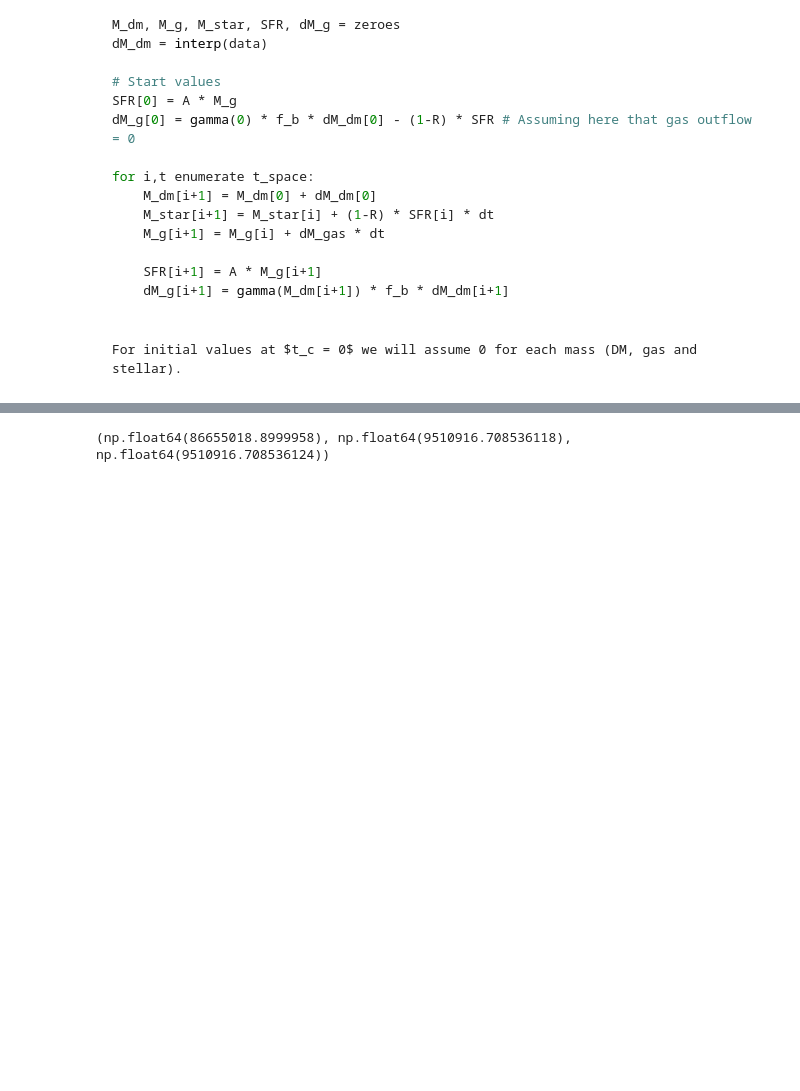
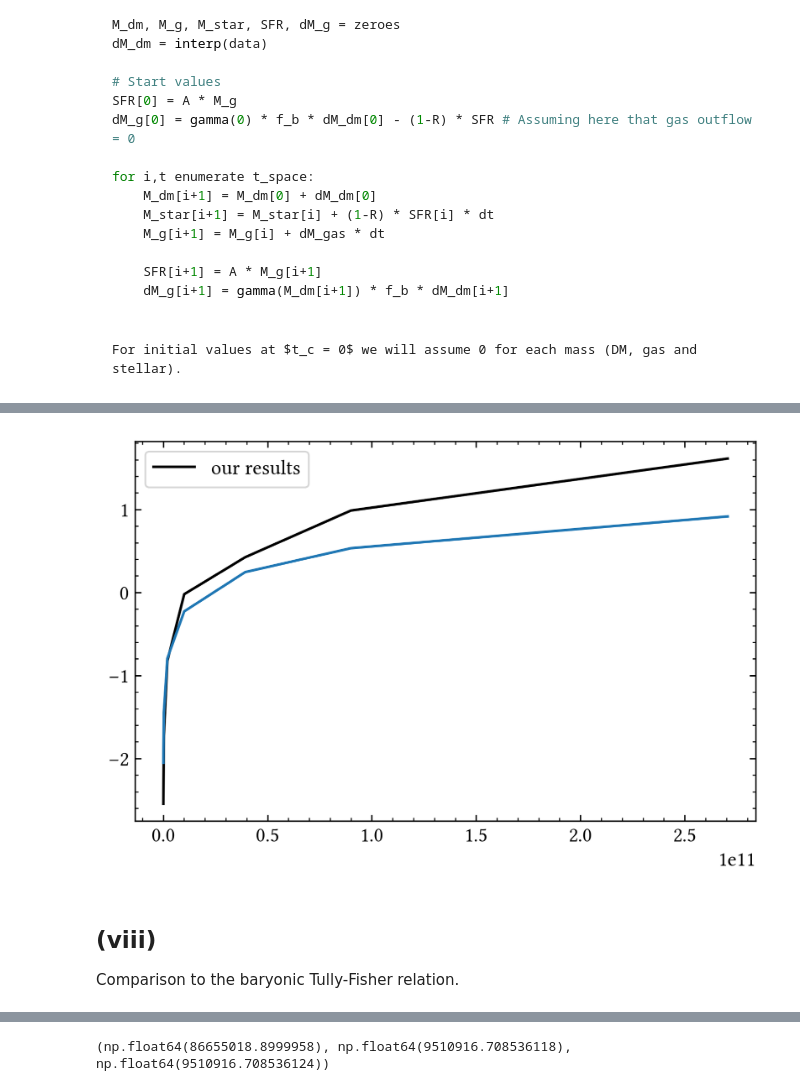
Before and after one commit to lorlo9999/FEG_NA2, a Jupyter notebook: script.ipynb, the cells around one changed output, grey strips where cells are left out. Drawn from its saved outputs; the diff is of its cells as text; code cells hidden in the pictures; blank space fills up the shorter version.

```diff
--- a/script.ipynb
+++ b/script.ipynb
@@ -317,0 +372,19 @@ To Do
+# %%
+# SFR over SM Plot
+def sfr_chang(M_s):
+    return 0.8*np.log10(M_s/(10**10)) - 0.23
+
+results_chang = sfr_chang(SM_list)
+
+fig, ax = plt.subplots(figsize=fsize_large)
+
+ax.plot(SM_list,np.log10(SFR_list),label='our results')
+ax.plot(SM_list, results_chang)
+plt.legend()
+plt.show()
+# %% [output]
+[figure, added]
+# %% [markdown]
+## (viii)
+
+Comparison to the baryonic Tully-Fisher relation.
```
Also changed, not shown: parts of 13 cells of this notebook, 3 other files.
